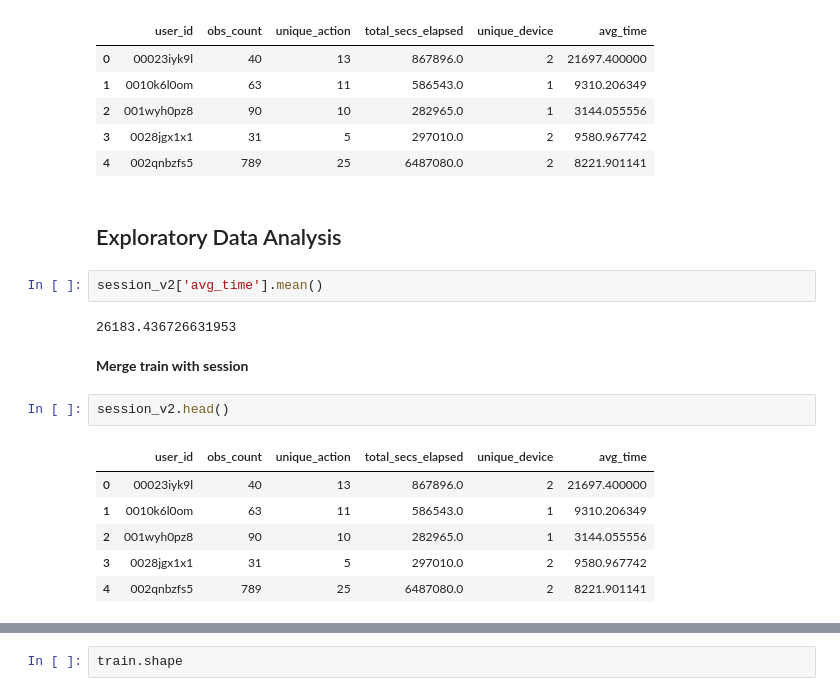
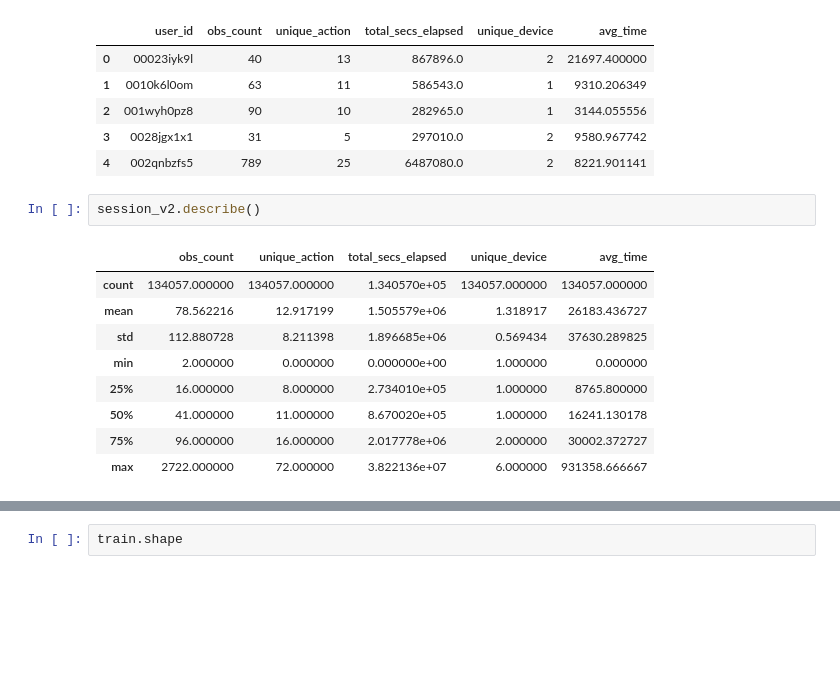
Before and after one commit to bkennedy04/msia420_airbnb_prediction, a Jupyter notebook: src/Airbnb 2.26.18 - Data Cleansing & Feature Creation.ipynb, the cells around one changed output, grey strips where cells are left out. Cells and saved outputs as stored; diff of their text form; blank space fills up the shorter version.

```diff
--- a/src/Airbnb 2.26.18 - Data Cleansing & Feature Creation.ipynb
+++ b/src/Airbnb 2.26.18 - Data Cleansing & Feature Creation.ipynb
@@ -582,20 +429,15 @@ session_v2.head()
 | 2 | 001wyh0pz8 | 90 | 10 | 282965.0 | 1 | 3144.055556 |
 | 3 | 0028jgx1x1 | 31 | 5 | 297010.0 | 2 | 9580.967742 |
 | 4 | 002qnbzfs5 | 789 | 25 | 6487080.0 | 2 | 8221.901141 |
-# %% [markdown]
-## <a id="eda">Exploratory Data Analysis</a>
-# %%
-session_v2['avg_time'].mean()
-# %% [output]
-26183.436726631953
-# %% [markdown]
-**Merge train with session**
 # %%
-session_v2.head()
+session_v2.describe()
 # %% [output]
-|  | user_id | obs_count | unique_action | total_secs_elapsed | unique_device | avg_time |
-| 0 | 00023iyk9l | 40 | 13 | 867896.0 | 2 | 21697.400000 |
-| 1 | 0010k6l0om | 63 | 11 | 586543.0 | 1 | 9310.206349 |
-| 2 | 001wyh0pz8 | 90 | 10 | 282965.0 | 1 | 3144.055556 |
-| 3 | 0028jgx1x1 | 31 | 5 | 297010.0 | 2 | 9580.967742 |
-| 4 | 002qnbzfs5 | 789 | 25 | 6487080.0 | 2 | 8221.901141 |
+|  | obs_count | unique_action | total_secs_elapsed | unique_device | avg_time |
+| count | 134057.000000 | 134057.000000 | 1.340570e+05 | 134057.000000 | 134057.000000 |
+| mean | 78.562216 | 12.917199 | 1.505579e+06 | 1.318917 | 26183.436727 |
+| std | 112.880728 | 8.211398 | 1.896685e+06 | 0.569434 | 37630.289825 |
+| min | 2.000000 | 0.000000 | 0.000000e+00 | 1.000000 | 0.000000 |
+| 25% | 16.000000 | 8.000000 | 2.734010e+05 | 1.000000 | 8765.800000 |
+| 50% | 41.000000 | 11.000000 | 8.670020e+05 | 1.000000 | 16241.130178 |
+| 75% | 96.000000 | 16.000000 | 2.017778e+06 | 2.000000 | 30002.372727 |
+| max | 2722.000000 | 72.000000 | 3.822136e+07 | 6.000000 | 931358.666667 |
```
Also changed, not shown: parts of 85 cells of this notebook.
